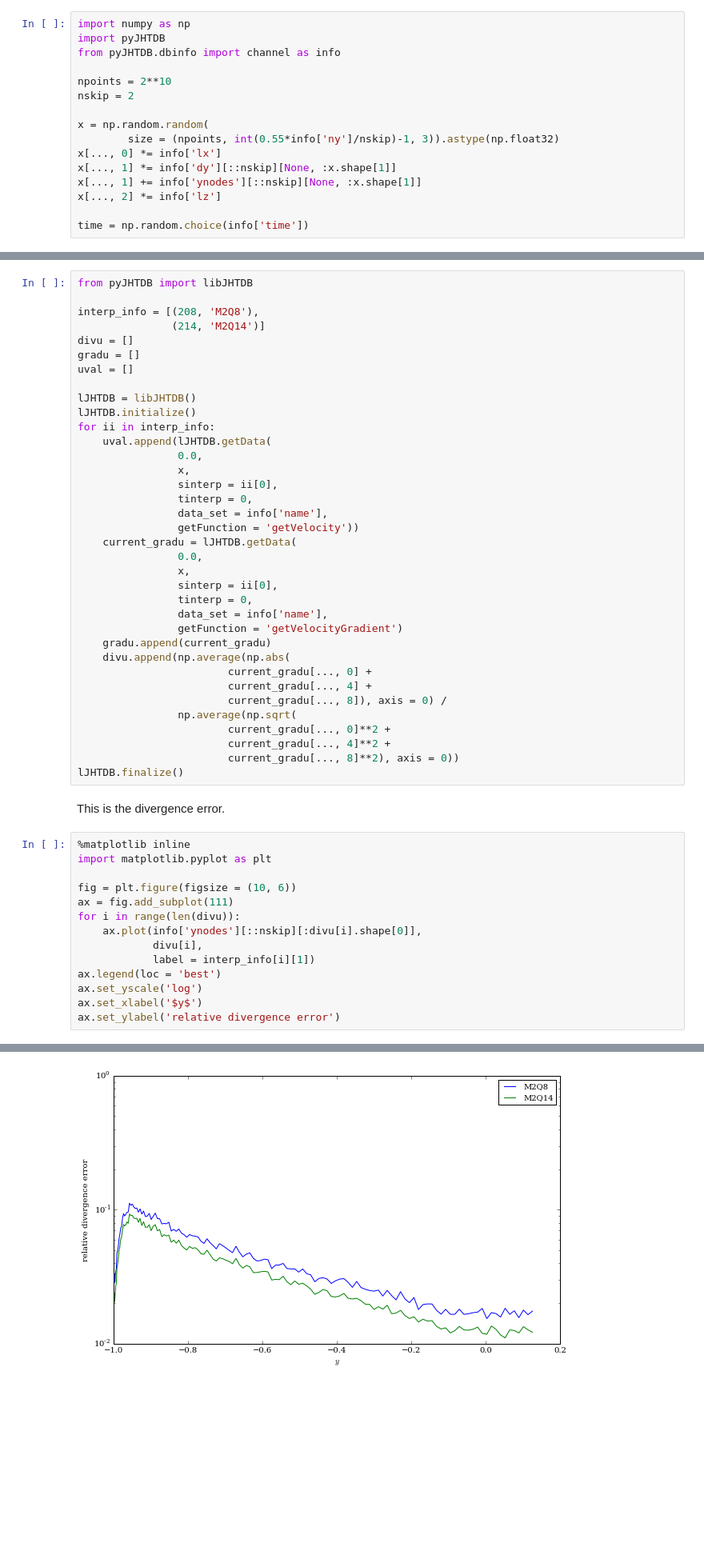
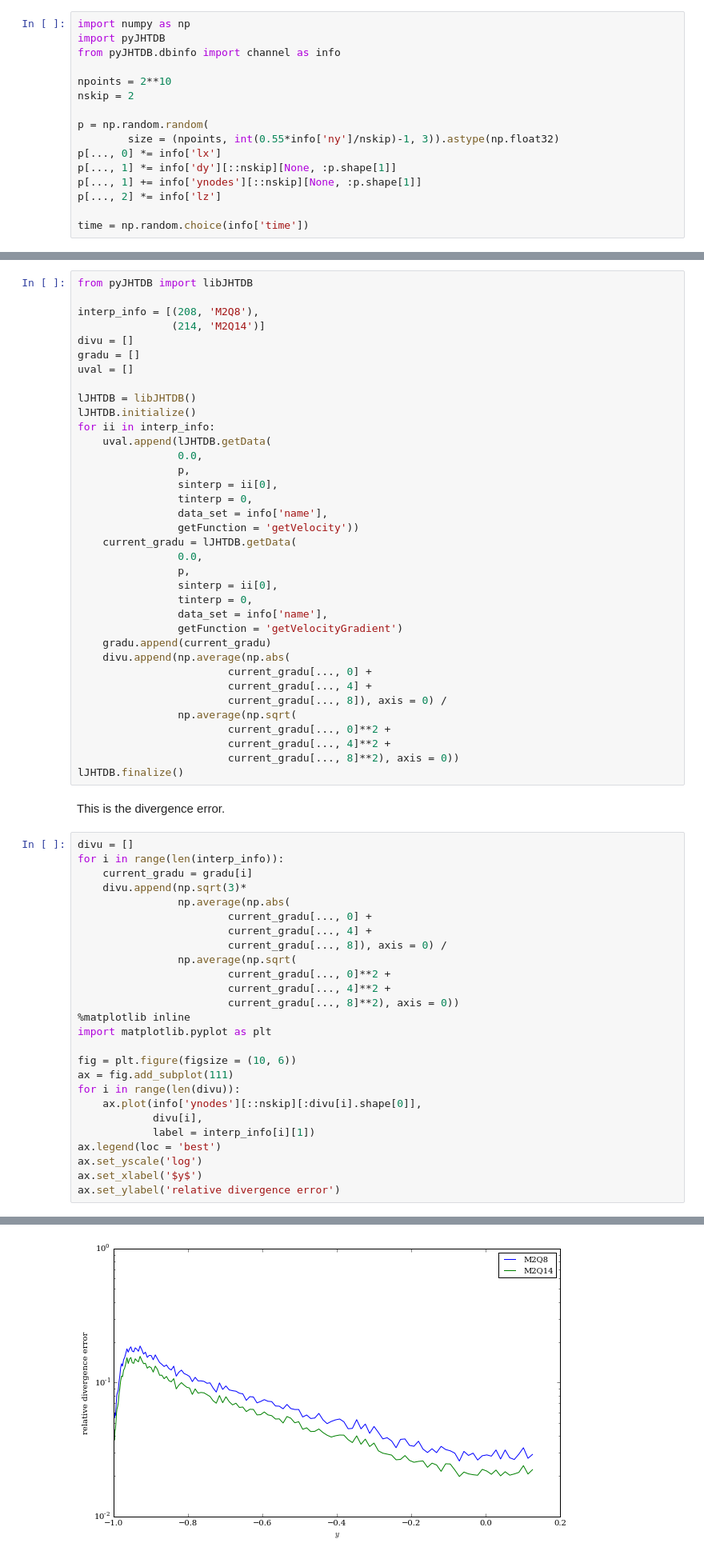
Before and after one commit to idies/pyJHTDB, a Jupyter notebook: examples/test_interp_DB.ipynb, the cells around one changed output, grey strips where cells are left out. Shown at 80% size. Saved outputs shown, nothing was run; the diff lists cells and outputs as text; blank space fills up the shorter version.

```diff
--- a/examples/test_interp_DB.ipynb
+++ b/examples/test_interp_DB.ipynb
@@ -10,12 +10,12 @@ from pyJHTDB.dbinfo import channel as info
 npoints = 2**10
 nskip = 2
 
-x = np.random.random(
+p = np.random.random(
         size = (npoints, int(0.55*info['ny']/nskip)-1, 3)).astype(np.float32)
-x[..., 0] *= info['lx']
-x[..., 1] *= info['dy'][::nskip][None, :x.shape[1]]
-x[..., 1] += info['ynodes'][::nskip][None, :x.shape[1]]
-x[..., 2] *= info['lz']
+p[..., 0] *= info['lx']
+p[..., 1] *= info['dy'][::nskip][None, :p.shape[1]]
+p[..., 1] += info['ynodes'][::nskip][None, :p.shape[1]]
+p[..., 2] *= info['lz']
 
 time = np.random.choice(info['time'])
 # %% [markdown]
@@ -36,14 +35,14 @@ lJHTDB.initialize()
 for ii in interp_info:
     uval.append(lJHTDB.getData(
                 0.0,
-                x,
+                p,
                 sinterp = ii[0],
                 tinterp = 0,
                 data_set = info['name'],
                 getFunction = 'getVelocity'))
     current_gradu = lJHTDB.getData(
                 0.0,
-                x,
+                p,
                 sinterp = ii[0],
                 tinterp = 0,
                 data_set = info['name'],
@@ -61,22 +60,34 @@ lJHTDB.finalize()
 # %% [markdown]
 This is the divergence error.
 # %%
+divu = []
+for i in range(len(interp_info)):
+    current_gradu = gradu[i]
+    divu.append(np.sqrt(3)*
+                np.average(np.abs(
+                        current_gradu[..., 0] +
+                        current_gradu[..., 4] +
+                        current_gradu[..., 8]), axis = 0) /
+                np.average(np.sqrt(
+                        current_gradu[..., 0]**2 +
+                        current_gradu[..., 4]**2 +
+                        current_gradu[..., 8]**2), axis = 0))
 %matplotlib inline
 import matplotlib.pyplot as plt
 
 fig = plt.figure(figsize = (10, 6))
 ax = fig.add_subplot(111)
 for i in range(len(divu)):
     ax.plot(info['ynodes'][::nskip][:divu[i].shape[0]],
             divu[i],
             label = interp_info[i][1])
 ax.legend(loc = 'best')
 ax.set_yscale('log')
 ax.set_xlabel('$y$')
 ax.set_ylabel('relative divergence error')
 # %% [output]
 <matplotlib.text.Text at 0x...>
-[figure, old version]
+[figure, new version]
 # %% [markdown]
 Now the regular error, measured by difference between the 2 successive methods.
 # %%
```
Also changed, not shown: parts of 2 cells of this notebook.
